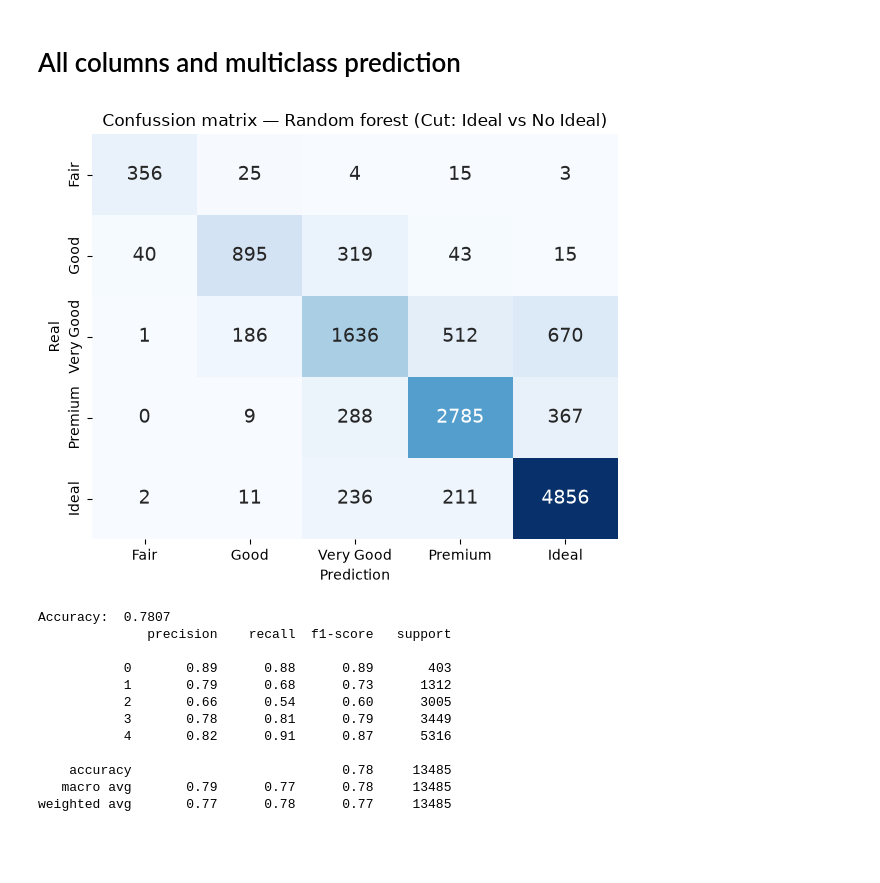
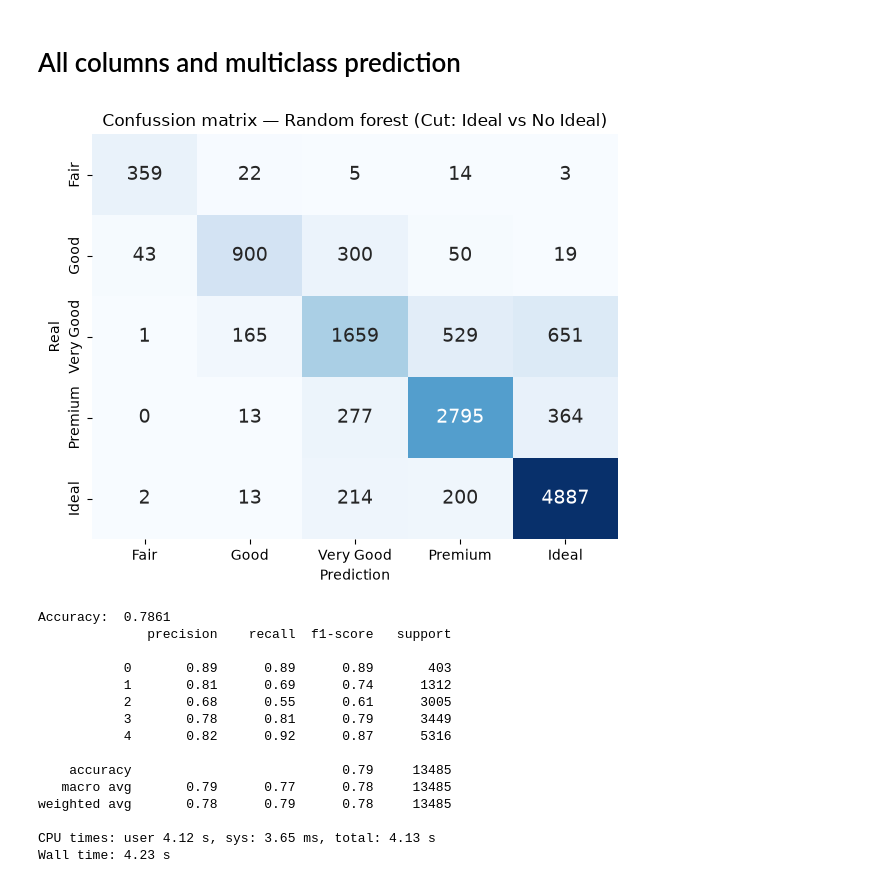
Before and after one commit to Alejoso/taller2-aprendizaje-automatico, a Jupyter notebook: randomForest.ipynb, the cells around one changed output. Cells and saved outputs as stored; diff of their text form; code cells hidden in the pictures; blank space fills up the shorter version.

```diff
--- a/randomForest.ipynb
+++ b/randomForest.ipynb
@@ -176,6 +179,8 @@ cut_order = {'Fair': 0, 'Good': 1, 'Very Good': 2, 'Premium': 3, 'Ideal': 4}
 color_order = {'J': 0, 'I': 1, 'H': 2, 'G': 3, 'F': 4, 'E': 5, 'D': 6}
 clarity_order = {'I1': 0, 'SI2': 1, 'SI1': 2, 'VS2': 3, 'VS1': 4, 'VVS2': 5, 'VVS1': 6, 'IF': 7}
 # %%
+%%time
+
 stardard_cols = ["table", "x", "y", "z", "price"]
 robust_cols = ["depth"]
 boxcox_cols = ["carat"]
@@ -185,6 +190,8 @@ X = df[stardard_cols + robust_cols + cat_cols + boxcox_cols]
 
 X['color_encoded'] = X['color'].map(color_order)
 X['clarity_encoded'] = X['clarity'].map(clarity_order)
+
+encoded_cols = ["color_encoded", "clarity_encoded"]
 
 y = df["cut"]
 y = df['cut'].map(cut_order)
@@ -208,52 +215,57 @@ preprocess = ColumnTransformer([
     ("standard", standard_pipeline, stardard_cols),
     ("robust", robust_pipeline, robust_cols),
     ("box-cox", boxcox_pipeline, boxcox_cols),
+    ("ordinal", "passthrough", encoded_cols),
 ])
 
 model = Pipeline([
     ("preprocess", preprocess),
     ("random_forest", RandomForestClassifier(
         criterion="gini",
-        n_estimators=100
+        n_estimators=100,
+        random_state=777
     )),
 ])
 
 X_train, X_test, y_train, y_test = train_test_split(X, y, test_size=0.25, random_state=777)
 
 model.fit(X_train, y_train) # Here we fit and transform the information
 y_pred = model.predict(X_test) # Here we only trasnform and predict
 
 # Metrics
 cm = confusion_matrix(y_test, y_pred)
 acc = accuracy_score(y_test, y_pred)
 report = classification_report(y_test, y_pred)
 
 plt.figure(figsize=(6, 5))
 sns.heatmap(cm, annot=True, fmt='d', cmap='Blues',
             cbar=False, annot_kws={'size': 14},
             xticklabels=['Fair', 'Good', 'Very Good', 'Premium', 'Ideal'],
             yticklabels=['Fair', 'Good', 'Very Good', 'Premium', 'Ideal'],)
 plt.xlabel('Prediction')
 plt.ylabel('Real')
 plt.title('Confussion matrix — Random forest (Cut: Ideal vs No Ideal)')
 plt.tight_layout()
 plt.show()
 print(f"Accuracy:  {acc:.4f}")
 print(report)
 # %% [output]
-[figure, old version]
+[figure, new version]
-Accuracy:  0.7807
+Accuracy:  0.7861
               precision    recall  f1-score   support
 
-           0       0.89      0.88      0.89       403
-           1       0.79      0.68      0.73      1312
-           2       0.66      0.54      0.60      3005
+           0       0.89      0.89      0.89       403
+           1       0.81      0.69      0.74      1312
+           2       0.68      0.55      0.61      3005
            3       0.78      0.81      0.79      3449
-           4       0.82      0.91      0.87      5316
+           4       0.82      0.92      0.87      5316
 
-    accuracy                           0.78     13485
+    accuracy                           0.79     13485
    macro avg       0.79      0.77      0.78     13485
-weighted avg       0.77      0.78      0.77     13485
+weighted avg       0.78      0.79      0.78     13485
+
+CPU times: user 4.12 s, sys: 3.65 ms, total: 4.13 s
+Wall time: 4.23 s
 # %% [markdown]
 ### Process
 
```
Also changed, not shown: parts of 10 cells of this notebook, 2 other files.
